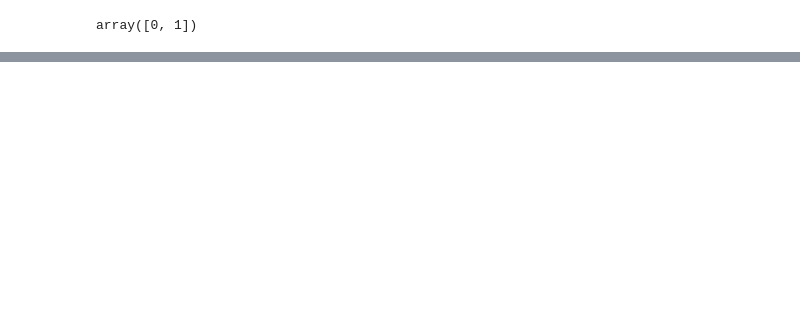
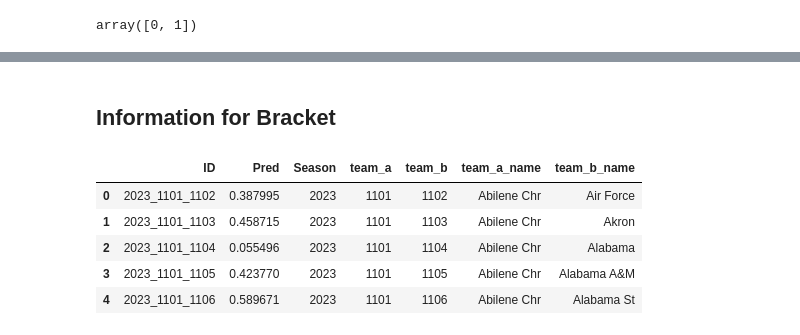
Before and after one commit to akaigraham/main-ML, a Jupyter notebook: march-madness-simulation/notebooks/mm-23.ipynb, the cells around one changed output, grey strips where cells are left out. Drawn from its saved outputs; the diff is of its cells as text; code cells hidden in the pictures; blank space fills up the shorter version.

```diff
--- a/march-madness-simulation/notebooks/mm-23.ipynb
+++ b/march-madness-simulation/notebooks/mm-23.ipynb
@@ -768,3 +768,30 @@ final_submission.head()
 # %%
 submit_path = Path('../submissions/')
 final_submission.to_csv(submit_path/'akg_submission_1.csv', index=False)
+# %% [markdown]
+## Information for Bracket
+# %%
+df = final_submission.copy()
+df['Season'] = df['ID'].apply(lambda x: x.split('_')[0]).astype('int64')
+df['team_a'] = df['ID'].apply(lambda x: x.split('_')[1]).astype('int64')
+df['team_b'] = df['ID'].apply(lambda x: x.split('_')[2]).astype('int64')
+# %%
+team_names = teams.drop(['FirstD1Season', 'LastD1Season'], axis=1)
+
+# merge into df
+df = df.merge(team_names, how='left', left_on='team_a', right_on='TeamID')
+df.rename(columns={'TeamName':'team_a_name'}, inplace=True)
+df.drop('TeamID', axis=1, inplace=True)
+
+df = df.merge(team_names, how='left', left_on='team_b', right_on='TeamID')
+df.rename(columns={'TeamName':'team_b_name'}, inplace=True)
+df.drop('TeamID', axis=1, inplace=True)
+# %%
+df.head()
+# %% [output]
+|  | ID | Pred | Season | team_a | team_b | team_a_name | team_b_name |
+| 0 | 2023_1101_1102 | 0.387995 | 2023 | 1101 | 1102 | Abilene Chr | Air Force |
+| 1 | 2023_1101_1103 | 0.458715 | 2023 | 1101 | 1103 | Abilene Chr | Akron |
+| 2 | 2023_1101_1104 | 0.055496 | 2023 | 1101 | 1104 | Abilene Chr | Alabama |
+| 3 | 2023_1101_1105 | 0.423770 | 2023 | 1101 | 1105 | Abilene Chr | Alabama A&M |
+| 4 | 2023_1101_1106 | 0.589671 | 2023 | 1101 | 1106 | Abilene Chr | Alabama St |
```
Also changed, not shown: parts of 17 cells of this notebook.
